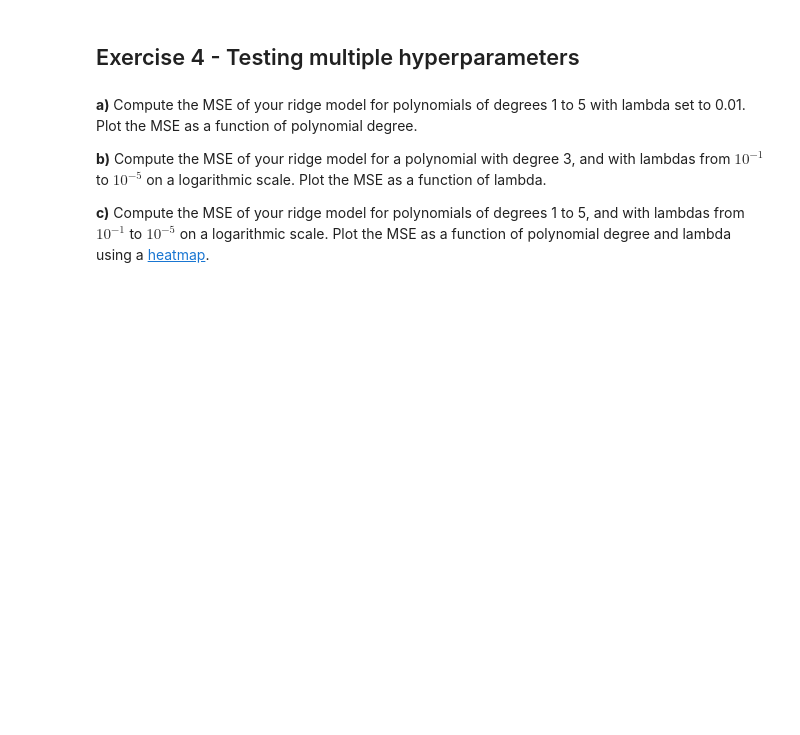
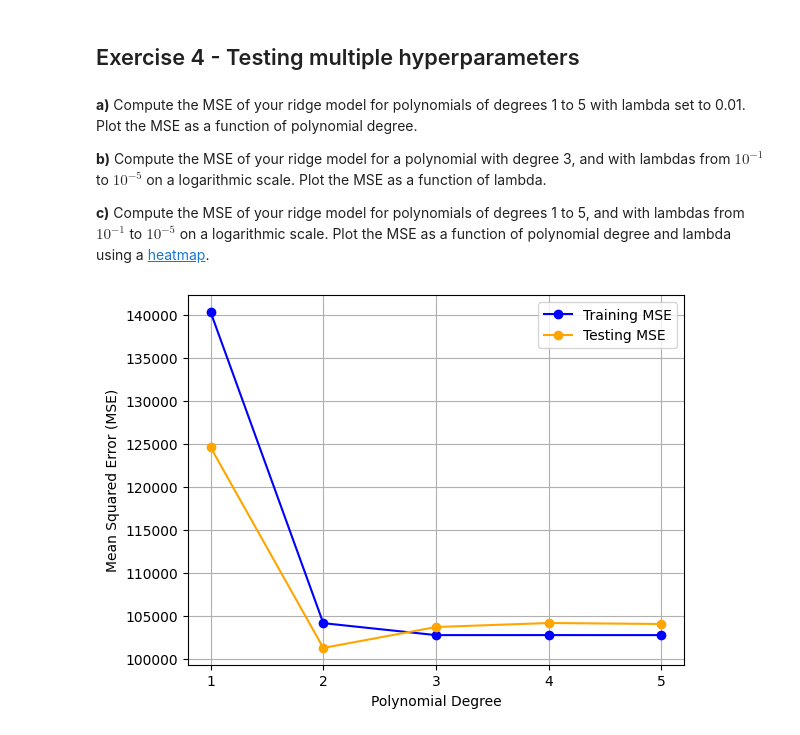
Before and after one commit to komandoyoko/Yoan_FYS_STK4155, a Jupyter notebook: exercisesweek36.ipynb, the cells around one changed output. Drawn from its saved outputs; the diff is of its cells as text; code cells hidden in the pictures; blank space fills up the shorter version.

```diff
--- a/exercisesweek36.ipynb
+++ b/exercisesweek36.ipynb
@@ -219,3 +228,58 @@ plt.scatter(x_test, X_test_s @ beta + y_offset)
 **b)** Compute the MSE of your ridge model for a polynomial with degree 3, and with lambdas from $10^{-1}$ to $10^{-5}$ on a logarithmic scale. Plot the MSE as a function of lambda.
 
 **c)** Compute the MSE of your ridge model for polynomials of degrees 1 to 5, and with lambdas from $10^{-1}$ to $10^{-5}$ on a logarithmic scale. Plot the MSE as a function of polynomial degree and lambda using a [heatmap](https://matplotlib.org/stable/gallery/images_contours_and_fields/image_annotated_heatmap.html).
+# %%
+# Task 4a)
+from sklearn.preprocessing import PolynomialFeatures, StandardScaler
+from sklearn.metrics import mean_squared_error
+
+x = np.linspace(0, 10, 100)
+y = 2 * (x ** 3) - 6 * (x ** 2) + np.random.normal(0, 5, size=x.shape)
+
+
+mse_train = []
+mse_test = []
+
+lambda_ = 0.01
+
+# Loop over polynomial degrees from 1 to 5
+for degree in range(1, 6):
+
+    poly = PolynomialFeatures(degree=degree)
+    X = poly.fit_transform(x.reshape(-1, 1))
+
+    X_train, X_test, y_train, y_test = train_test_split(X, y, test_size=0.2, random_state=42)
+
+    # Scale the feature design matrix using StandardScaler
+    scaler = StandardScaler()
+    scaler.fit(X_train)
+    X_train_s = scaler.transform(X_train)  # Transform training data
+    X_test_s = scaler.transform(X_test)      # Transform test data
+
+
+    def Ridge_parameters(X, y, lambda_):
+        I = np.eye(X.shape[1])  # Create identity matrix
+        beta_ridge = np.linalg.inv(X.T @ X + lambda_ * I) @ (X.T @ y)
+        return beta_ridge
+
+    # Fit the Ridge model
+    beta = Ridge_parameters(X_train_s, y_train, lambda_)
+
+
+    y_train_pred = X_train_s @ beta
+    y_test_pred = X_test_s @ beta
+
+    # Compute the MSE for training and testing sets
+    mse_train.append(mean_squared_error(y_train, y_train_pred))
+    mse_test.append(mean_squared_error(y_test, y_test_pred))
+
+plt.plot(range(1, 6), mse_train, marker='o', label='Training MSE', color='blue')
+plt.plot(range(1, 6), mse_test, marker='o', label='Testing MSE', color='orange')
+plt.xlabel('Polynomial Degree')
+plt.ylabel('Mean Squared Error (MSE)')
+plt.xticks(range(1, 6))
+plt.legend()
+plt.grid()
+plt.show()
+# %% [output]
+[figure, added]
```
Also changed, not shown: parts of 5 cells of this notebook.
